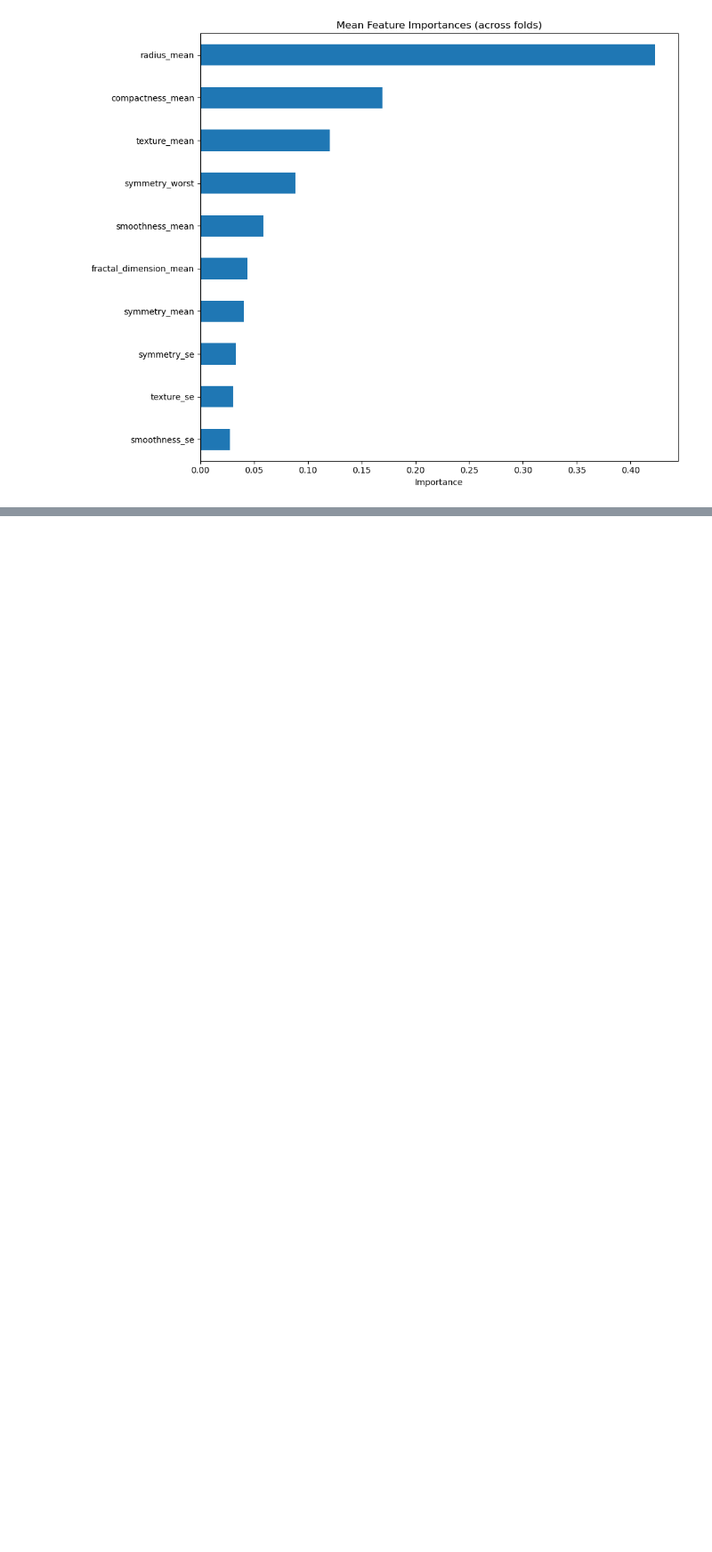
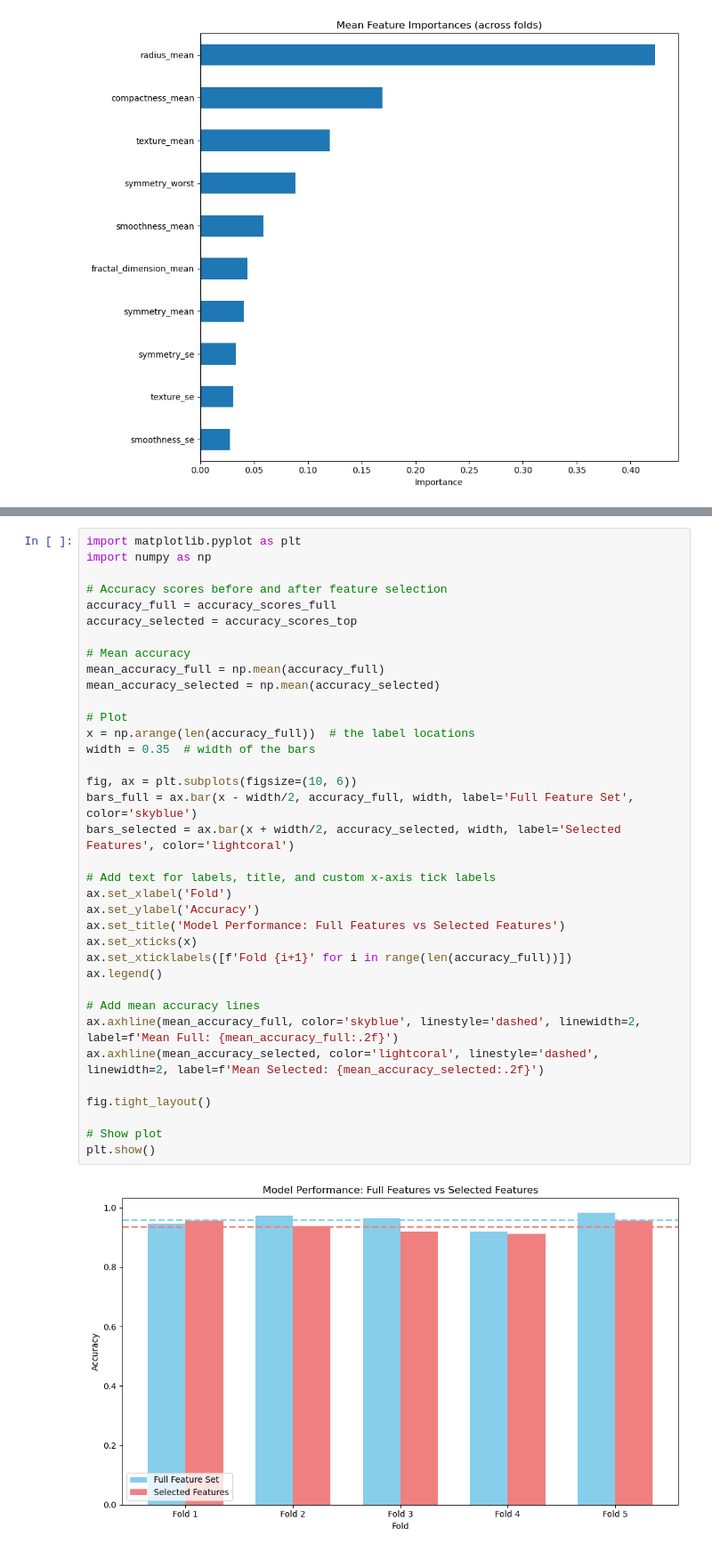
Before and after one commit to ninacunha/DataScienceGeneExpression, a Jupyter notebook: randomforest.ipynb, the cells around one changed output, grey strips where cells are left out. Shown at 89% size. Saved outputs shown, nothing was run; the diff lists cells and outputs as text; blank space fills up the shorter version.

Commit message:
feature selection, hyper parameter tuning, confusion matrix

```diff
--- a/randomforest.ipynb
+++ b/randomforest.ipynb
@@ -155,0 +271,38 @@ plt.show()
+# %%
+import matplotlib.pyplot as plt
+import numpy as np
+
+# Accuracy scores before and after feature selection
+accuracy_full = accuracy_scores_full
+accuracy_selected = accuracy_scores_top
+
+# Mean accuracy
+mean_accuracy_full = np.mean(accuracy_full)
+mean_accuracy_selected = np.mean(accuracy_selected)
+
+# Plot
+x = np.arange(len(accuracy_full))  # the label locations
+width = 0.35  # width of the bars
+
+fig, ax = plt.subplots(figsize=(10, 6))
+bars_full = ax.bar(x - width/2, accuracy_full, width, label='Full Feature Set', color='skyblue')
+bars_selected = ax.bar(x + width/2, accuracy_selected, width, label='Selected Features', color='lightcoral')
+
+# Add text for labels, title, and custom x-axis tick labels
+ax.set_xlabel('Fold')
+ax.set_ylabel('Accuracy')
+ax.set_title('Model Performance: Full Features vs Selected Features')
+ax.set_xticks(x)
+ax.set_xticklabels([f'Fold {i+1}' for i in range(len(accuracy_full))])
+ax.legend()
+
+# Add mean accuracy lines
+ax.axhline(mean_accuracy_full, color='skyblue', linestyle='dashed', linewidth=2, label=f'Mean Full: {mean_accuracy_full:.2f}')
+ax.axhline(mean_accuracy_selected, color='lightcoral', linestyle='dashed', linewidth=2, label=f'Mean Selected: {mean_accuracy_selected:.2f}')
+
+fig.tight_layout()
+
+# Show plot
+plt.show()
+# %% [output]
+[figure, added]
```
Also changed, not shown: parts of 4 cells of this notebook, 1 other file.
